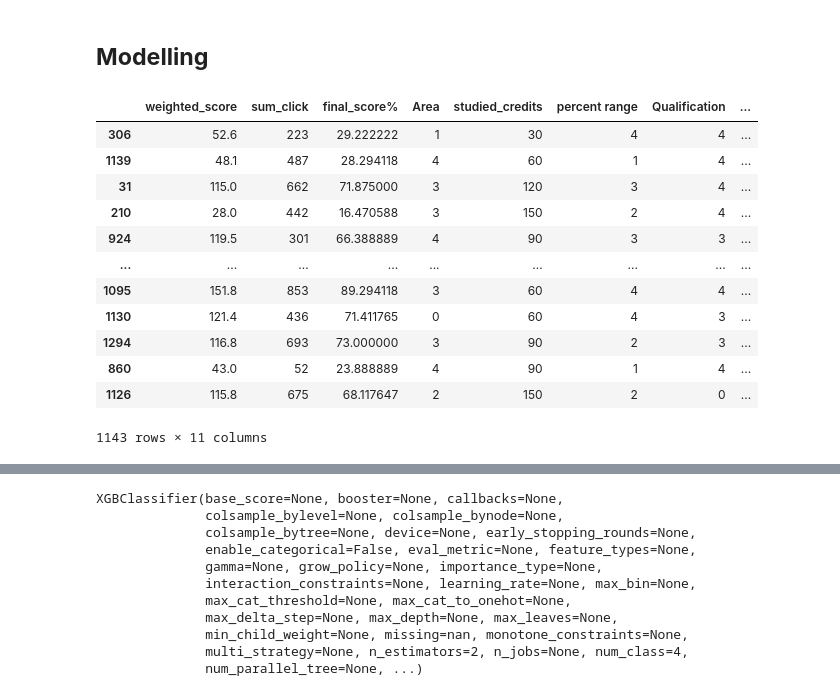
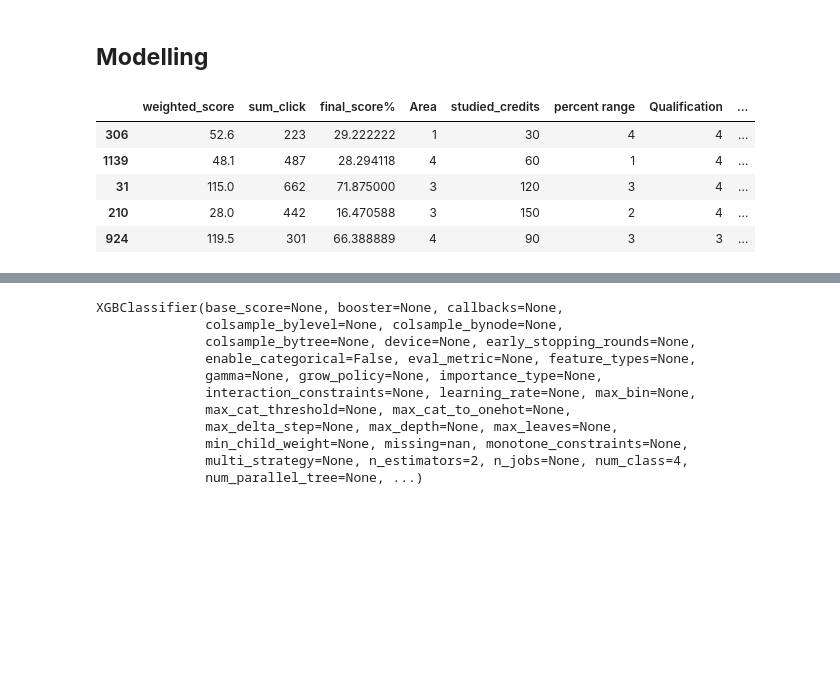
Before and after one commit to AndaniAfrica/data_science_assesment, a Jupyter notebook: assessment_notebook.ipynb, the cells around one changed output, grey strips where cells are left out. Drawn from its saved outputs; the diff is of its cells as text; code cells hidden in the pictures; blank space fills up the shorter version.

```diff
--- a/assessment_notebook.ipynb
+++ b/assessment_notebook.ipynb
@@ -864,19 +875,12 @@ y = encoded_df['final_result']
 # %%
 X_train, X_test, y_train, y_test = train_test_split(X, y, test_size=0.2, random_state=42)
 # %%
-X_train
+X_train.head()
 # %% [output]
 |  | weighted_score | sum_click | final_score% | Area | studied_credits | percent range | Qualification | ... |
 | 306 | 52.6 | 223 | 29.222222 | 1 | 30 | 4 | 4 | ... |
 | 1139 | 48.1 | 487 | 28.294118 | 4 | 60 | 1 | 4 | ... |
 | 31 | 115.0 | 662 | 71.875000 | 3 | 120 | 3 | 4 | ... |
 | 210 | 28.0 | 442 | 16.470588 | 3 | 150 | 2 | 4 | ... |
 | 924 | 119.5 | 301 | 66.388889 | 4 | 90 | 3 | 3 | ... |
-| ... | ... | ... | ... | ... | ... | ... | ... | ... |
-| 1095 | 151.8 | 853 | 89.294118 | 3 | 60 | 4 | 4 | ... |
-| 1130 | 121.4 | 436 | 71.411765 | 0 | 60 | 4 | 3 | ... |
-| 1294 | 116.8 | 693 | 73.000000 | 3 | 90 | 2 | 3 | ... |
-| 860 | 43.0 | 52 | 23.888889 | 4 | 90 | 1 | 4 | ... |
-| 1126 | 115.8 | 675 | 68.117647 | 2 | 150 | 2 | 0 | ... |
-1143 rows × 11 columns
 # %%
```
Also changed, not shown: parts of 14 cells of this notebook.
